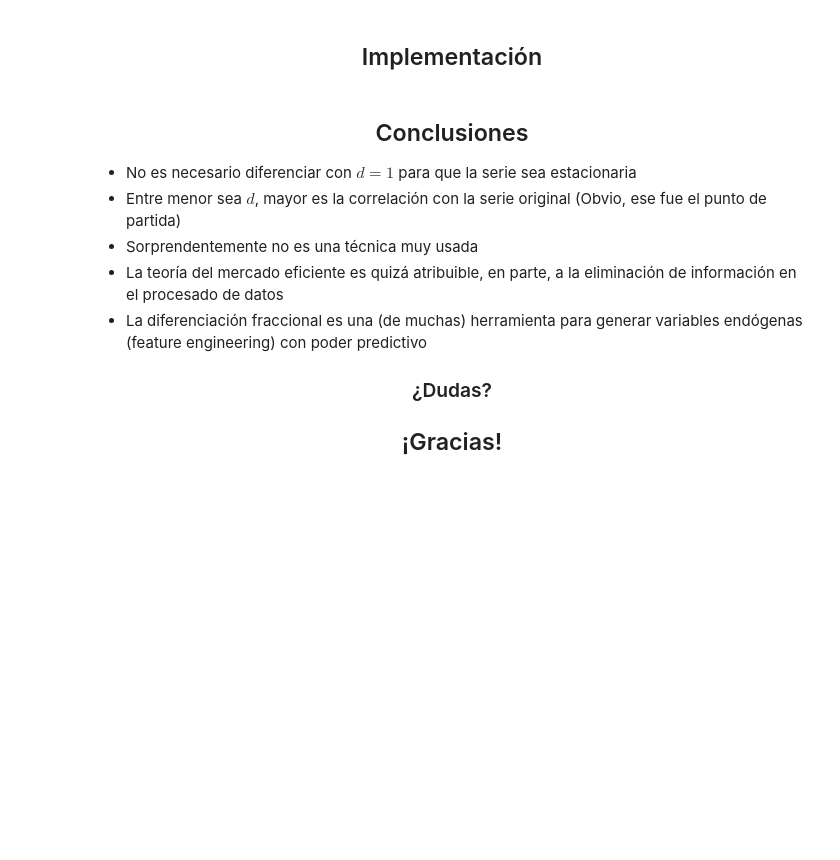
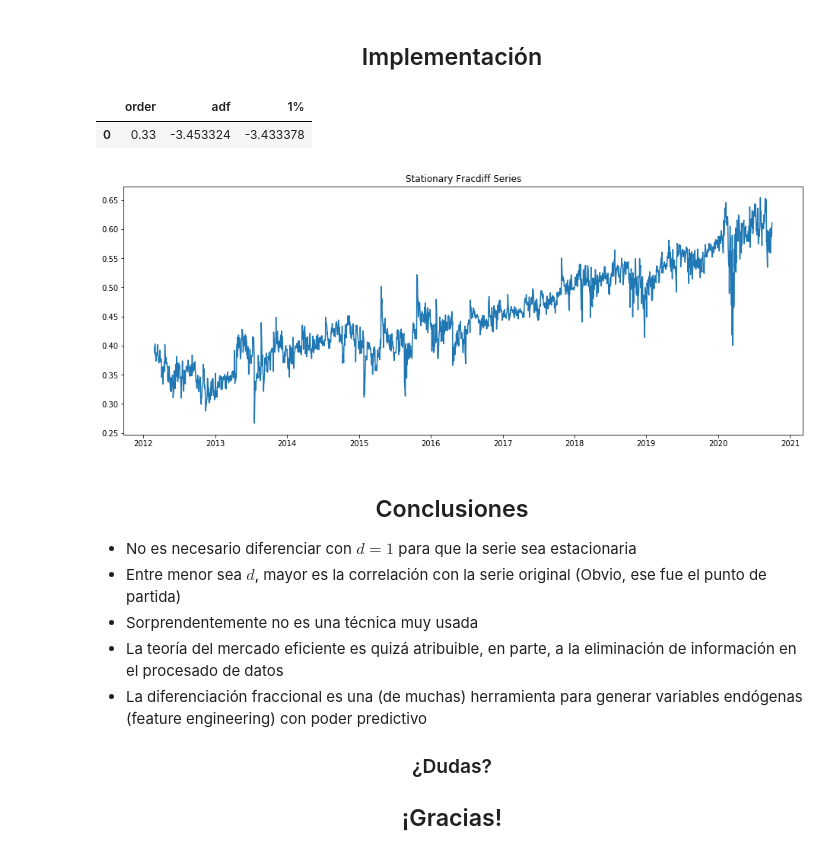
Before and after one commit to eortizt/Fracdiff, a Jupyter notebook: Presentacion1/Presentacion_Fracdiff.ipynb, the cells around one changed output. Drawn from its saved outputs; the diff is of its cells as text; code cells hidden in the pictures; blank space fills up the shorter version.

Commit message:
Muestra visual de la implementacion

```diff
--- a/Presentacion1/Presentacion_Fracdiff.ipynb
+++ b/Presentacion1/Presentacion_Fracdiff.ipynb
@@ -268,6 +268,19 @@ def least_diff(series, dRange: tuple, step, threshold, confidence: str):
     result[confidence]=[res[4][confidence]]
 
     return result,seq_traf
+# %%
+info, stat_ser = least_diff(close,(0,1),0.1,1e-4,'1%')
+info
+# %% [output]
+|  | order | adf | 1% |
+| 0 | 0.33 | -3.453324 | -3.433378 |
+# %%
+plt.figure(figsize=(16,6))
+plt.plot(stat_ser)
+plt.title('Stationary Fracdiff Series')
+plt.show()
+# %% [output]
+[figure, added]
 # %% [markdown]
 ## <center>Conclusiones
 
```
